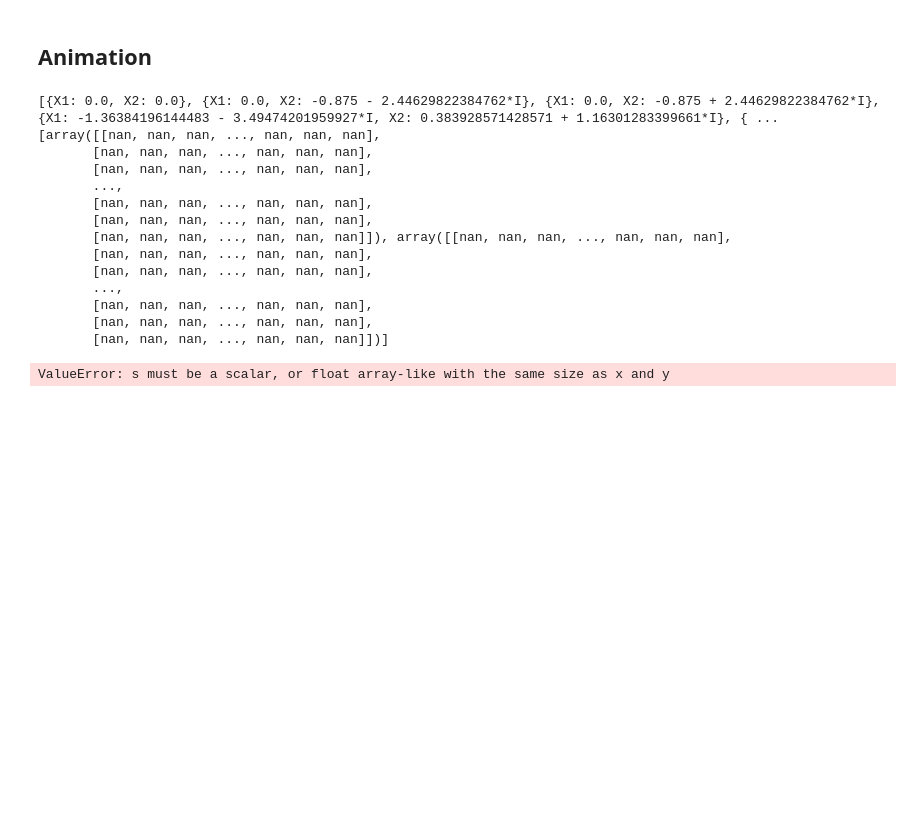
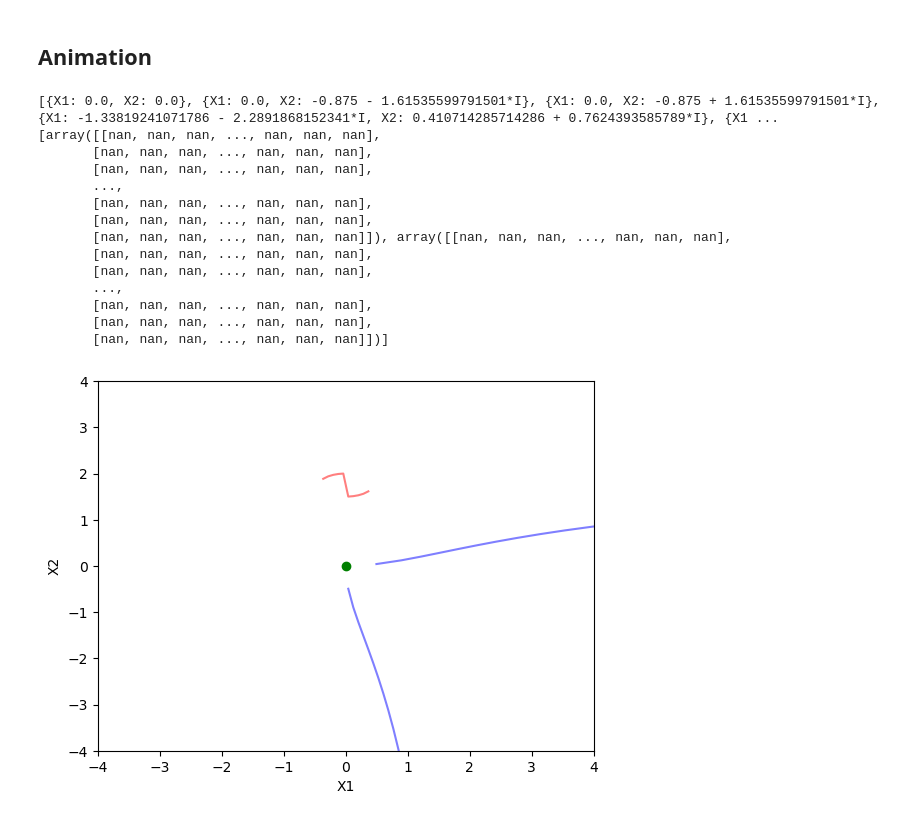
Before and after one commit to javirm3/TFG, a Jupyter notebook: simulations/bifurcations.ipynb, the cells around one changed output. Saved outputs shown, nothing was run; the diff lists cells and outputs as text; code cells hidden in the pictures; blank space fills up the shorter version.

```diff
--- a/simulations/bifurcations.ipynb
+++ b/simulations/bifurcations.ipynb
@@ -706,9 +713,9 @@ def plot_flow(ax, uspace, vspace, I):
     ax.set(xlim=(uspace.min(),uspace.max()), ylim=(vspace.min(),vspace.max()))
 
 
-F1_iso = sp.solve(F1, X2)
+F1_iso = sp.solve(-F1, X2)
 F1_iso = sp.lambdify((X1,I_L,I_C,I_R),F1_iso)
-F2_iso = sp.solve(F2, X1)
+F2_iso = sp.solve(-F2, X1)
 F2_iso = sp.lambdify((X2,I_L,I_C,I_R),F2_iso)
 def F(params, I):
     X1, X2= params[0], params[1]
@@ -717,40 +724,40 @@ def F(params, I):
 
 uspace = np.linspace(-4,4,100)
 vspace = np.linspace(-4,4,100)
-I = -2
+I = -1
 
 F1_b = F1.subs({
     I_L: I,
     I_C: I,
     I_R: I,
 })
 F2_b = F2.subs({
     I_L: I,
     I_C: I,
     I_R: I,
 })
 equilibrium =sp.solve([F1_b, F2_b], (X1, X2), dict=True)
 print(equilibrium)
 plot_isocline(plt.gca(), uspace,I)
 plot_flow(plt.gca(), uspace, vspace, I)
 for eq in equilibrium:
     if all(val.is_real for val in eq.values()):  # Ensure all values are real
         plt.scatter(float(eq[X1]), float(eq[X2]), color='green', zorder=5)
 equilibrium = [eq for eq in equilibrium if all(val.is_real for val in eq.values())]
 # %% [output]
-[{X1: 0.0, X2: 0.0}, {X1: 0.0, X2: -0.875 - 2.44629822384762*I}, {X1: 0.0, X2: -0.875 + 2.44629822384762*I}, {X1: -1.36384196144483 - 3.49474201959927*I, X2: 0.383928571428571 + 1.16301283399661*I}, { ...
+[{X1: 0.0, X2: 0.0}, {X1: 0.0, X2: -0.875 - 1.61535599791501*I}, {X1: 0.0, X2: -0.875 + 1.61535599791501*I}, {X1: -1.33819241071786 - 2.2891868152341*I, X2: 0.410714285714286 + 0.7624393585789*I}, {X1 ...
 [array([[nan, nan, nan, ..., nan, nan, nan],
        [nan, nan, nan, ..., nan, nan, nan],
        [nan, nan, nan, ..., nan, nan, nan],
        ...,
        [nan, nan, nan, ..., nan, nan, nan],
        [nan, nan, nan, ..., nan, nan, nan],
        [nan, nan, nan, ..., nan, nan, nan]]), array([[nan, nan, nan, ..., nan, nan, nan],
        [nan, nan, nan, ..., nan, nan, nan],
        [nan, nan, nan, ..., nan, nan, nan],
        ...,
        [nan, nan, nan, ..., nan, nan, nan],
        [nan, nan, nan, ..., nan, nan, nan],
        [nan, nan, nan, ..., nan, nan, nan]])]
-ValueError: s must be a scalar, or float array-like with the same size as x and y
+[figure, added]
 # %%
```
Also changed, not shown: parts of 8 cells of this notebook, 14 other files.
